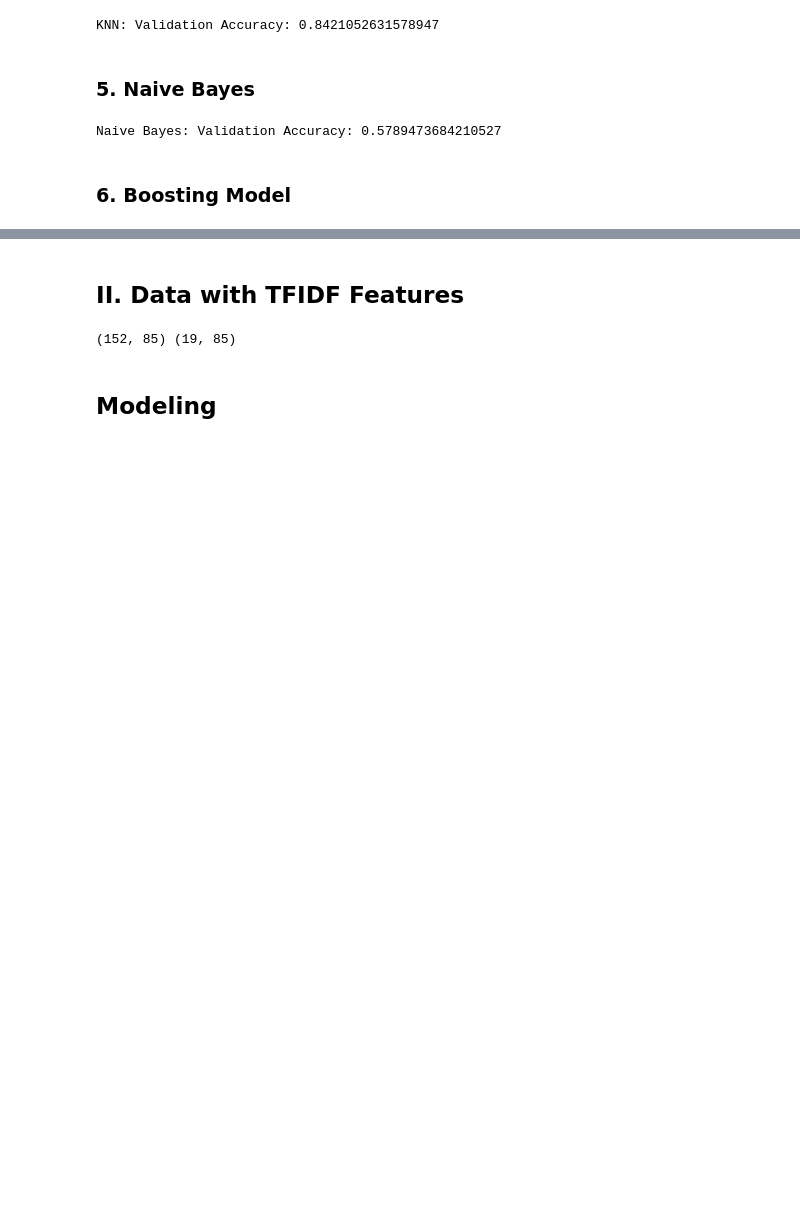
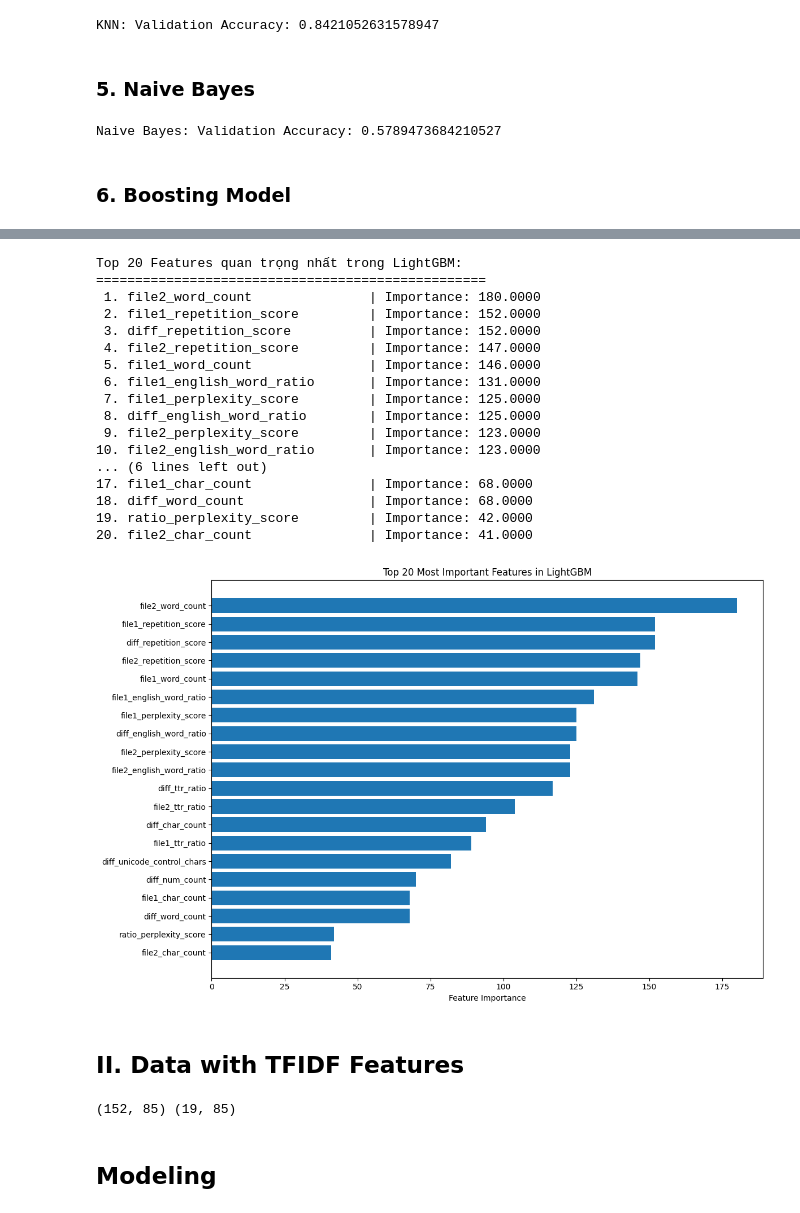
Before and after one commit to thangquang09/CTAI_MachineLearning, a Jupyter notebook: notebooks/ML_Approach.ipynb, the cells around one changed output, grey strips where cells are left out. Cells and saved outputs as stored; diff of their text form; code cells hidden in the pictures; blank space fills up the shorter version.

```diff
--- a/notebooks/ML_Approach.ipynb
+++ b/notebooks/ML_Approach.ipynb
@@ -269,6 +278,62 @@ You can set `force_col_wise=true` to remove the overhead.
 [LightGBM] [Warning] No further splits with positive gain, best gain: -inf
 LightGBM: Validation Accuracy: 0.8421052631578947
 XGBoost: Validation Accuracy: 0.8421052631578947
+# %%
+import matplotlib.pyplot as plt
+
+# Lấy feature importances từ LightGBM model
+feature_importances = lgb_model.feature_importances_
+
+# Tạo tên cho các features (vì bạn đang concat nhiều loại features)
+stat_feature_names = X_train.columns.tolist()
+# tfidf_feature_names = [f"tfidf_{i}" for i in range(train.shape[1])]
+all_feature_names = stat_feature_names
+
+# Tạo DataFrame để dễ xử lý
+feature_importance_df = pd.DataFrame({
+    'feature': all_feature_names,
+    'importance': feature_importances
+}).sort_values('importance', ascending=False)
+
+# In ra top 20 features quan trọng nhất
+print("Top 20 Features quan trọng nhất trong LightGBM:")
+print("=" * 50)
+for i, (idx, row) in enumerate(feature_importance_df.head(20).iterrows(), 1):
+    print(f"{i:2d}. {row['feature']:<30} | Importance: {row['importance']:.4f}")
+
+# Vẽ biểu đồ top 20 features
+plt.figure(figsize=(12, 8))
+top_20_features = feature_importance_df.head(20)
+plt.barh(range(len(top_20_features)), top_20_features['importance'])
+plt.yticks(range(len(top_20_features)), top_20_features['feature'])
+plt.xlabel('Feature Importance')
+plt.title('Top 20 Most Important Features in LightGBM')
+plt.gca().invert_yaxis()
+plt.tight_layout()
+# plt.show()
+
+# # Lưu kết quả vào file CSV nếu muốn
+# feature_importance_df.to_csv('lgb_feature_importance.csv', index=False)
+# print(f"\n✅ Feature importance đã được lưu vào lgb_feature_importance.csv")
+# %% [output]
+Top 20 Features quan trọng nhất trong LightGBM:
+==================================================
+ 1. file2_word_count               | Importance: 180.0000
+ 2. file1_repetition_score         | Importance: 152.0000
+ 3. diff_repetition_score          | Importance: 152.0000
+ 4. file2_repetition_score         | Importance: 147.0000
+ 5. file1_word_count               | Importance: 146.0000
+ 6. file1_english_word_ratio       | Importance: 131.0000
+ 7. file1_perplexity_score         | Importance: 125.0000
+ 8. diff_english_word_ratio        | Importance: 125.0000
+ 9. file2_perplexity_score         | Importance: 123.0000
+10. file2_english_word_ratio       | Importance: 123.0000
+... (6 lines left out)
+17. file1_char_count               | Importance: 68.0000
+18. diff_word_count                | Importance: 68.0000
+19. ratio_perplexity_score         | Importance: 42.0000
+20. file2_char_count               | Importance: 41.0000
+[figure, added]
 # %% [markdown]
 ## II. Data with TFIDF Features
 # %%
```
Also changed, not shown: parts of 2 cells of this notebook, 15 other files.
